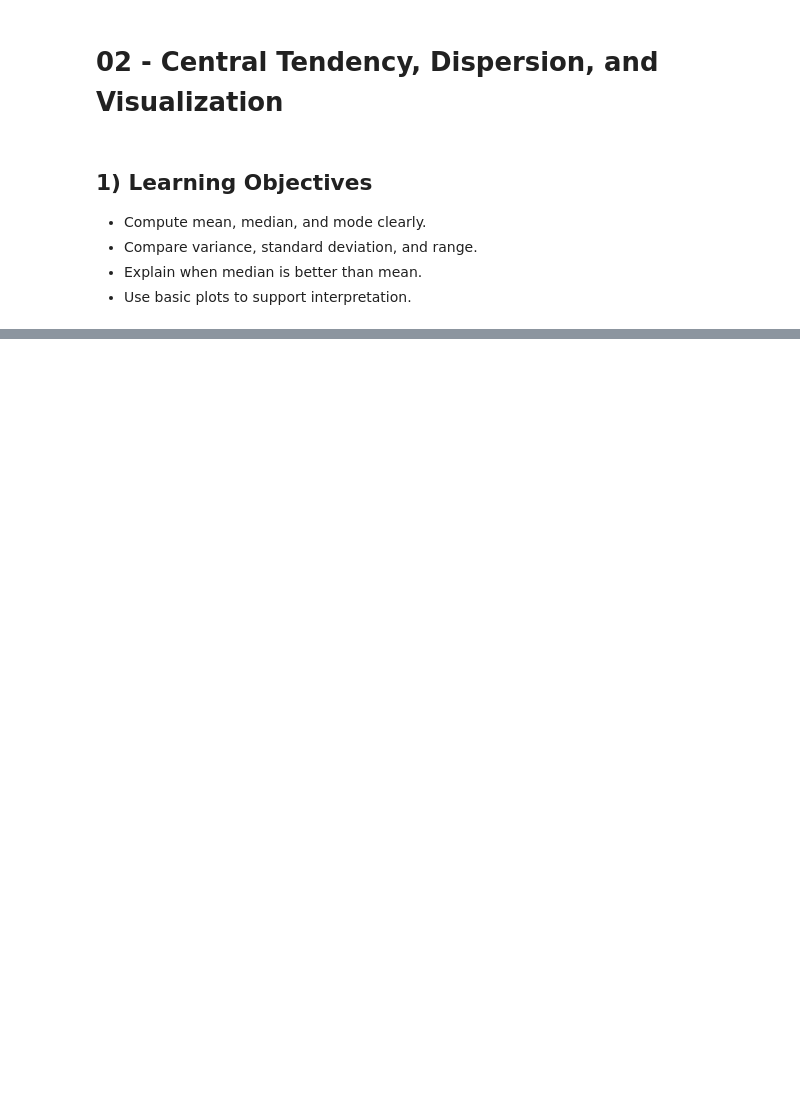
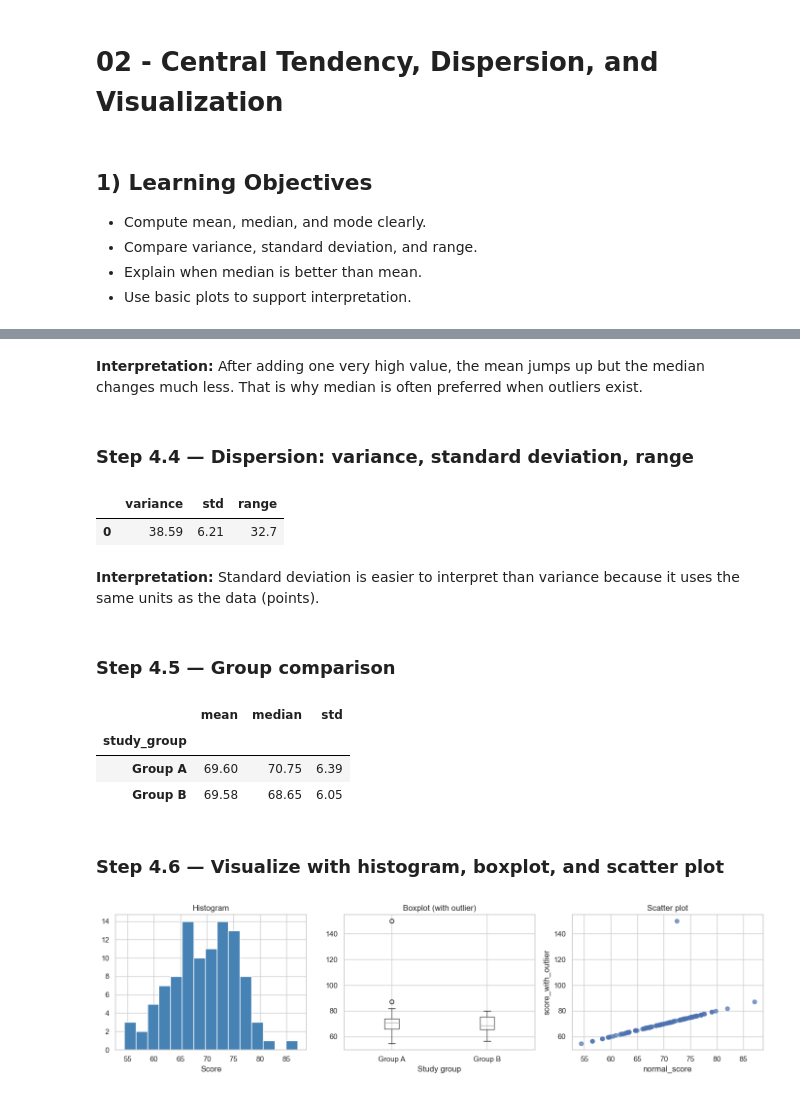
Before and after one commit to MehrdadJalali-AI/stat-ml-teaching-materials, a Jupyter notebook: Week_01_Statistical_Foundations_and_Inference/Lecture_Support/02_Central_Tendency_Dispersion_and_Visualization.ipynb, the cells around one changed output, grey strips where cells are left out. Cells and saved outputs as stored; diff of their text form; code cells hidden in the pictures; blank space fills up the shorter version.

```diff
--- a/Week_01_Statistical_Foundations_and_Inference/Lecture_Support/02_Central_Tendency_Dispersion_and_Visualization.ipynb
+++ b/Week_01_Statistical_Foundations_and_Inference/Lecture_Support/02_Central_Tendency_Dispersion_and_Visualization.ipynb
@@ -227,0 +27,23 @@ Visualization helps validate table-based conclusions before formal tests.
+# %%
+import numpy as np
+import pandas as pd
+import matplotlib.pyplot as plt
+import seaborn as sns
+
+np.random.seed(42)
+sns.set_theme(style='whitegrid')
+
+rng = np.random.default_rng(42)
+number_of_rows = 100
+
+normal_scores = rng.normal(loc=70, scale=8, size=number_of_rows)
+scores_with_outlier = normal_scores.copy()
+scores_with_outlier[0] = 150  # one extreme outlier
+
+course_data = pd.DataFrame({
+    'normal_score': np.round(normal_scores, 1),
+    'score_with_outlier': np.round(scores_with_outlier, 1),
+    'study_group': rng.choice(['Group A', 'Group B'], size=number_of_rows),
+})
+
+course_data.head()
@@ -227,0 +90,54 @@ Visualization helps validate table-based conclusions before formal tests.
+# %% [markdown]
+**Interpretation:** After adding one very high value, the mean jumps up but the median changes much less. That is why median is often preferred when outliers exist.
+# %% [markdown]
+### Step 4.4 — Dispersion: variance, standard deviation, range
+# %%
+col = 'normal_score'
+variance_value = course_data[col].var()
+std_value = course_data[col].std()
+range_value = course_data[col].max() - course_data[col].min()
+
+summary = pd.DataFrame({
+    'variance': [variance_value],
+    'std': [std_value],
+    'range': [range_value],
+}).round(2)
+summary
+# %% [output]
+|  | variance | std | range |
+| 0 | 38.59 | 6.21 | 32.7 |
+# %% [markdown]
+**Interpretation:** Standard deviation is easier to interpret than variance because it uses the same units as the data (points).
+# %% [markdown]
+### Step 4.5 — Group comparison
+# %%
+group_summary = course_data.groupby('study_group')['normal_score'].agg(['mean', 'median', 'std']).round(2)
+group_summary
+# %% [output]
+|  | mean | median | std |
+| study_group |  |  |  |
+| Group A | 69.60 | 70.75 | 6.39 |
+| Group B | 69.58 | 68.65 | 6.05 |
+# %% [markdown]
+### Step 4.6 — Visualize with histogram, boxplot, and scatter plot
+# %%
+fig, axes = plt.subplots(1, 3, figsize=(14, 4))
+
+axes[0].hist(course_data['normal_score'], bins=15, color='steelblue', edgecolor='white')
+axes[0].set_title('Histogram')
+axes[0].set_xlabel('Score')
+
+course_data.boxplot(column='score_with_outlier', by='study_group', ax=axes[1])
+axes[1].set_title('Boxplot (with outlier)')
+axes[1].set_xlabel('Study group')
+
+axes[2].scatter(course_data['normal_score'], course_data['score_with_outlier'], alpha=0.7)
+axes[2].set_title('Scatter plot')
+axes[2].set_xlabel('normal_score')
+axes[2].set_ylabel('score_with_outlier')
+
+plt.suptitle('')
+plt.tight_layout()
+plt.show()
+# %% [output]
+[figure, added]
```
Also changed, not shown: parts of 47 cells of this notebook, 15 other files.
